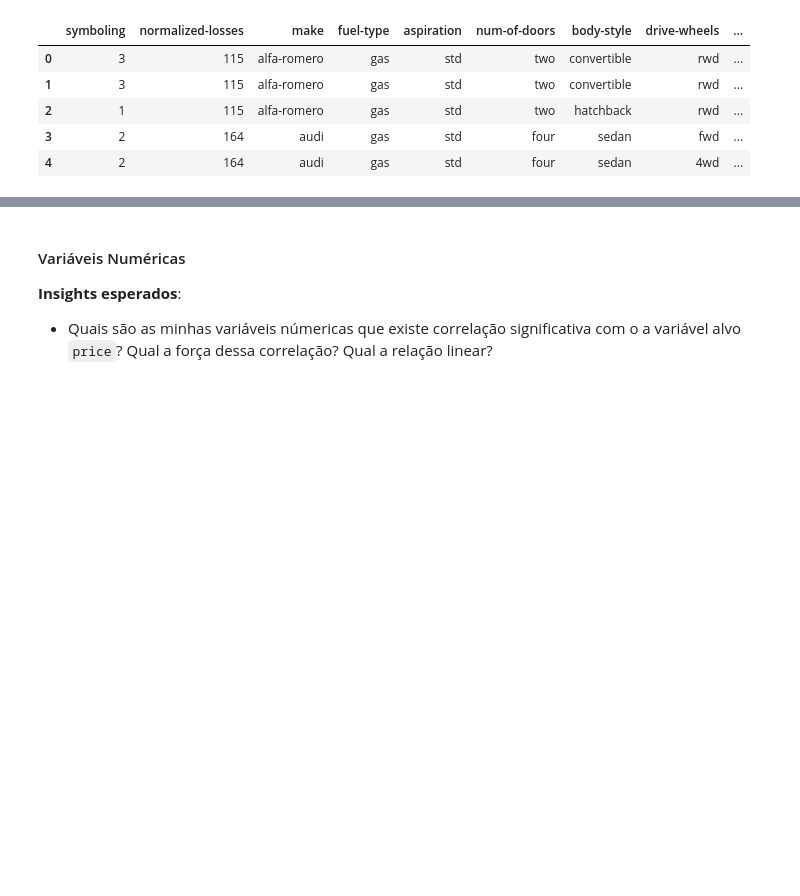
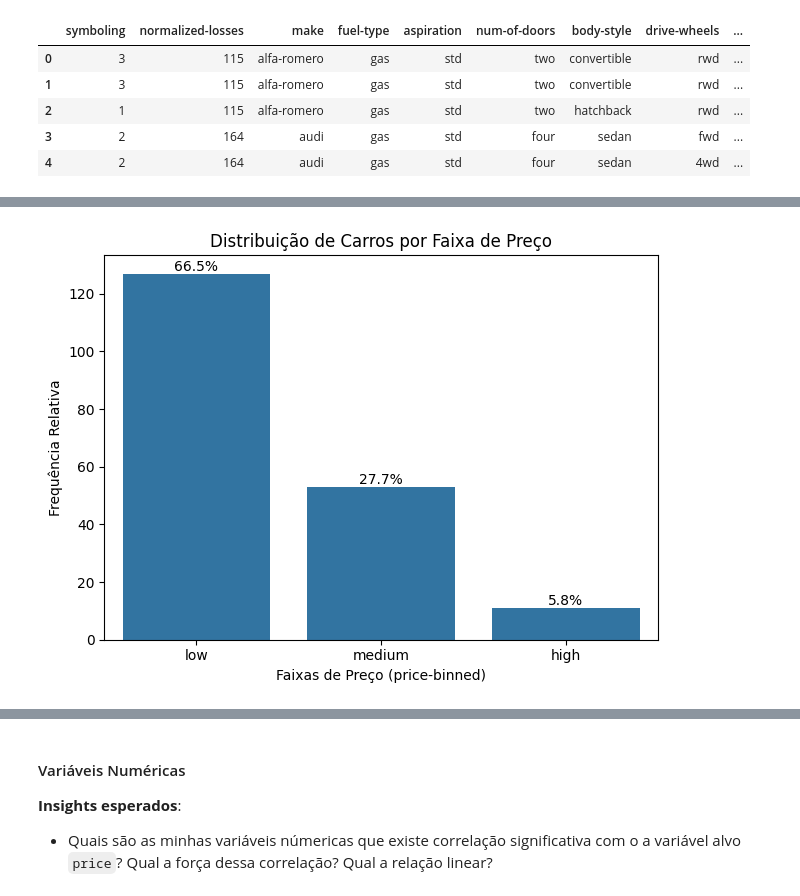
Before and after one commit to reynancs/car_price_prediction, a Jupyter notebook: notebooks/2.1-rc-eda-cleaned.ipynb, the cells around one changed output, grey strips where cells are left out. Drawn from its saved outputs; the diff is of its cells as text; code cells hidden in the pictures; blank space fills up the shorter version.

```diff
--- a/notebooks/2.1-rc-eda-cleaned.ipynb
+++ b/notebooks/2.1-rc-eda-cleaned.ipynb
@@ -42,0 +65,21 @@ df.head()
+# %%
+# Contagem absoluta e percentual
+price_counts = df['price-binned'].value_counts(normalize=False)
+price_percents = df['price-binned'].value_counts(normalize=True) * 100
+
+# Cria o gráfico
+ax = sns.barplot(x=price_counts.index, y=price_counts.values)
+
+# Adiciona os labels percentuais nas barras
+for i, (count, percent) in enumerate(zip(price_counts.values, price_percents.values)):
+    ax.text(i, count + 1, f'{percent:.1f}%', ha='center')
+
+# Rótulos e layout
+ax.set_xlabel('Faixas de Preço (price-binned)')
+ax.set_ylabel('Frequência Relativa')
+ax.set_title('Distribuição de Carros por Faixa de Preço')
+
+plt.tight_layout()
+# Desejo contabilizar o value_counts do `price-binned`
+# %% [output]
+[figure, added]
```
Also changed, not shown: parts of 7 cells of this notebook, 4 other files.
